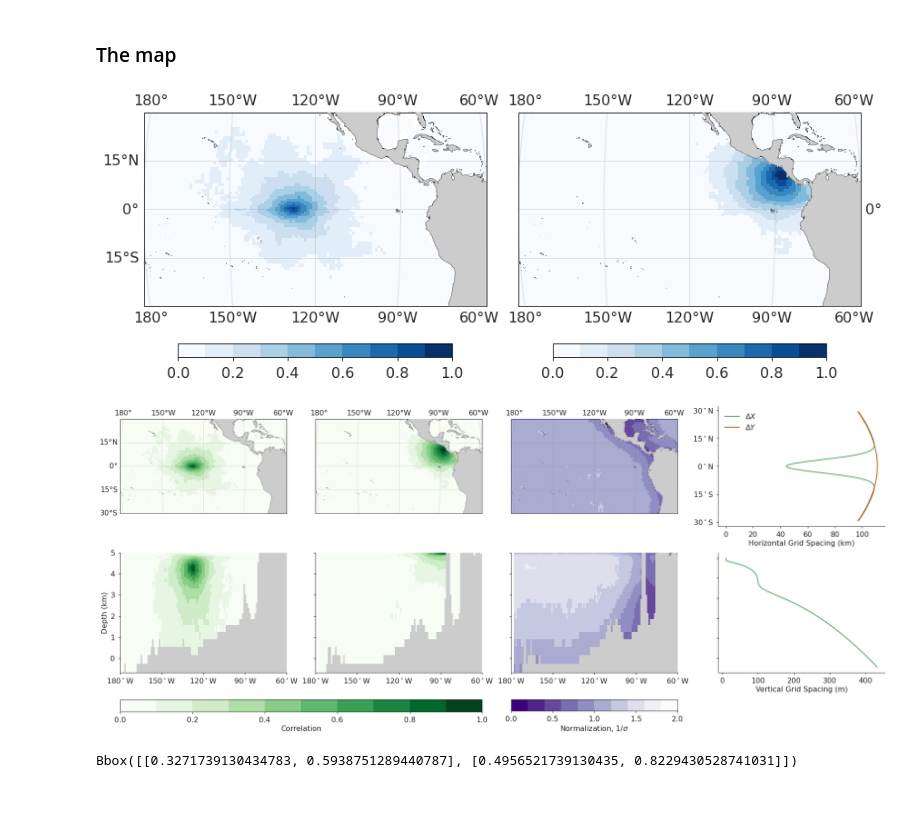
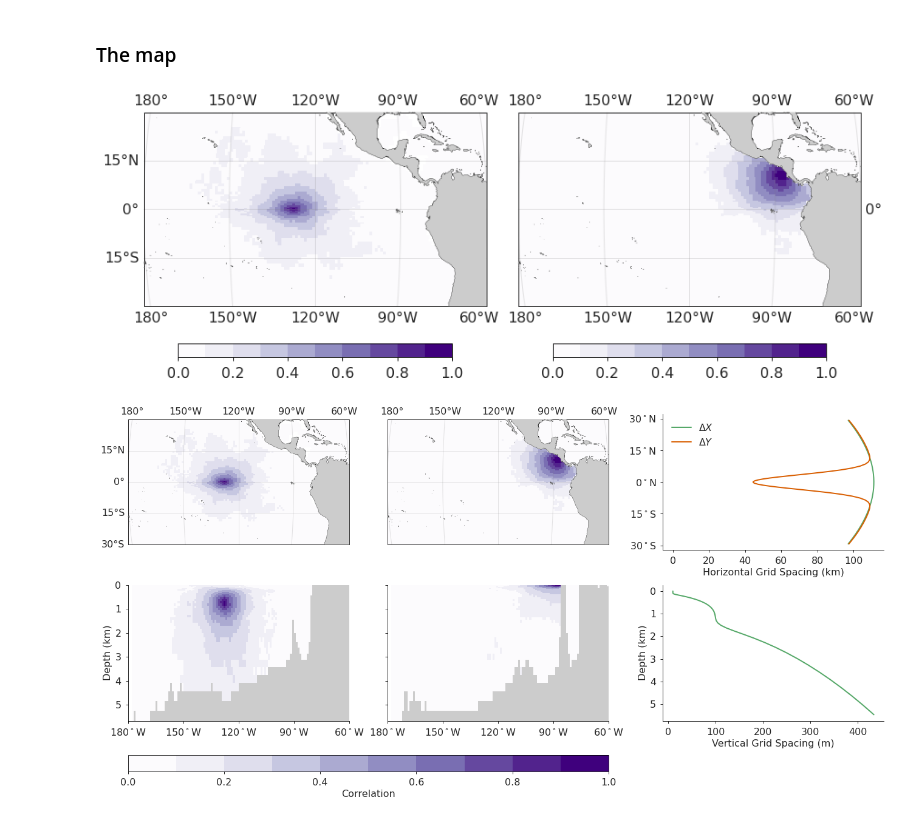
Before and after one commit to timothyas/generic-matern-covariance, a Jupyter notebook: src/plot_llc_matern_maps.ipynb, the cells around one changed output. Drawn from its saved outputs; the diff is of its cells as text; code cells hidden in the pictures.

Commit message:
removed normalization factor from big correlation plot

```diff
--- a/src/plot_llc_matern_maps.ipynb
+++ b/src/plot_llc_matern_maps.ipynb
@@ -25,10 +23,6 @@ ds2 = xr.open_zarr('/scratch2/tsmith/generic-matern-covariance/sampling/llc90/zs
 for key in ds2.data_vars:
     ds[key] = ds2[key]
 ds = ds.squeeze()
-# %%
-cc = CorrelationPacMap(log10tol=-15, n_range=20, persist=False, drop_coords=False)
-cds = cc.open_dataset()
-ds["normalization"] = cds["smooth3Dnorm001"].load()
 # %%
 ds.load();
 # %% [markdown]
@@ -36,12 +30,9 @@ ds.load();
 # %%
 mapper = PacificMap(ds)
 # %%
-cmap1 = plt.get_cmap("Greens", 10)
+cmap1 = plt.get_cmap("Purples", 10)
 cmap2 = cmap1.copy()
 cmap2.set_bad([.8]*3)
-cmap3 = plt.get_cmap("Purples_r", 10)
-cmap4 = cmap3.copy()
-cmap4.set_bad([.8]*3)
 # %%
 fig, axs = plt.subplots(1,2, figsize=(12, 6), constrained_layout=True,
                         subplot_kw={"projection":ccrs.Robinson(central_longitude=-120)})
@@ -52,11 +43,11 @@ for fld, k, ax in zip(["corr_equator", "corr_coast"],
     mapper(ds[fld].sel(k=k),
            vmin=0,
            vmax=1,
-           cmap=cmap,
+           cmap=cmap1,
            ax=ax)
     #ax.set_extent([-180, -60, -30, 30], ccrs.PlateCarree())
 # %% [output]
-[figure, old version]
+[figure, new version]
 # %%
 projection = ccrs.Robinson(central_longitude=-120)
 mkw = {'vmin':0, 'vmax':1, 'cmap':cmap1, 'show_cbar': False}
@@ -64,7 +54,7 @@ nkw = {'cmap':cmap3, 'show_cbar': False}
 pkw = {'vmin':0, 'vmax':1, 'cmap':cmap2}
 xrange = [-180, -60]
 # %%
-fig = plt.figure(figsize=(24, 10), constrained_layout=True)
+fig = plt.figure(figsize=(18, 9), constrained_layout=True)
 
 axstop = []
 axsbot = []
@@ -74,13 +64,14 @@ for i, (fld, k, iy) in enumerate(zip(["corr_equator", "corr_coast"],
                                      [165, 180])):
 
     # Lat / Lon
-    ax0 = fig.add_subplot(2, 4, i+1, projection=projection)
+    ax0 = fig.add_subplot(2, 3, i+1, projection=projection)
     mapper(ds[fld].sel(k=k), ax=ax0, **mkw)
-    mapheight = get_ax_height(ax0)
+    ax0.spines['bottom'].set_visible(False)
+    ax0.spines['right'].set_visible(False)
     axstop.append(ax0)
 
     # Z / Lon
-    ax1 = fig.add_subplot(2, 4, i+5)
+    ax1 = fig.add_subplot(2, 3, i+4)
 
     xds = ds.sel(ix=slice(40,None))
     pcorr = ax1.pcolormesh(xds.XC.sel(iy=iy), -xds.Z,
@@ -89,78 +80,47 @@ for i, (fld, k, iy) in enumerate(zip(["corr_equator", "corr_coast"],
     ax1.invert_yaxis()
     ifc = ax1.get_subplotspec().is_first_col()
     ylabel = 'Depth (km)' if ifc else ''
-    yticklabels = np.arange(5,-1, -1) if ifc else []
+    yticklabels = np.arange(6) if ifc else []
     xticklabels = [r"%d$^\circ$W" % lon for lon in np.arange(180, 50, -30)]
     ax1.set(xlim=xrange,
            xticks=np.arange(-180,-50, 30),
            xticklabels=xticklabels,
            ylabel=ylabel,
            yticklabels=yticklabels,
           )
     axsbot.append(ax1)
 
 
-# Normalization
-ax = fig.add_subplot(2, 4, 3, projection=projection)
-ax.sharey(ax0)
-mapper(ds['normalization'].sel(k=0), ax=ax, vmin=0, vmax=2,**nkw)
-axstop.append(ax)
-
 # Lat/Lon Grid
-ax = fig.add_subplot(2, 4, 4)
+ax = fig.add_subplot(2, 3, 3)
 yc = ds.YC.sel(ix=90)
 yc = yc.where((yc<=30) & (yc>=-30))
-ax.plot(yc.dxF / 1000, yc, label=r"$\Delta X$")
-ax.plot(yc.dyF / 1000, yc, label=r"$\Delta Y$")
+# Note that dx and dy are computed quantities,
+# and because of the rotated grid at these locations,
+# they are swapped in terms of lat/lon interpretation
+ax.plot(yc.dyF / 1000, yc, label=r"$\Delta X$")
+ax.plot(yc.dxF / 1000, yc, label=r"$\Delta Y$")
 ax.set(xlabel="Horizontal Grid Spacing (km)",
        yticks=np.arange(-30, 31, 15),
        yticklabels=[r"%d$^\circ$S" % y for y in [30, 15]]+\
                    [r"%d$^\circ$N" % y for y in [0, 15, 30]])
 ax.legend()
-#bb = ax.get_position()
-#bb0= ax0.get_position()
-#newbb = Bbox([[bb.xmin, bb0.ymin], [bb.xmax, bb0.ymax]])
-#ax.set_position(newbb)
 axg=ax
 
-# Normalization
-ax = fig.add_subplot(2,4,7)
-pnorm = ax.pcolormesh(xds.XC.sel(iy=iy), -xds.Z,
-                  xds['normalization'].where(xds.maskC).sel(iy=180),
-                  cmap=cmap4,
-                     vmin=0,
-                     vmax=2)
-ax.invert_yaxis()
-ax.set(xlim=xrange,
-       xticks=np.arange(-180,-50, 30),
-       xticklabels=xticklabels,
-       ylabel='',
-       yticklabels=[])
-axsbot.append(ax)
-
 # Z grid
-ax = fig.add_subplot(2,4,8)
+ax = fig.add_subplot(2,3,6)
 ax.plot(ds.drF, -ds.Z, label=r"$\Delta Z")
 ax.invert_yaxis()
 ax.set(xlabel="Vertical Grid Spacing (m)",
-       ylabel="",
-       yticklabels=[])
+       ylabel="Depth (km)",
+       yticks=np.arange(0,6000,1000),
+       yticklabels=np.arange(6))
 
 fig.colorbar(pcorr,
              ax=axsbot[:2],
              orientation='horizontal',
              aspect=30,
              label='Correlation')
-
-fig.colorbar(pnorm,
-             ax=axsbot[-1],
-             orientation='horizontal',
-             aspect=15,
-             label=r'Normalization, $1/\sigma$')
 fig.savefig(f"{fig_dir}/huge_correlation_map.jpg", dpi=300, bbox_inches='tight')
 # %% [output]
-[figure, old version]
+[figure, new version]
-# %%
-bb0
-# %% [output]
-Bbox([[0.3271739130434783, 0.5938751289440787], [0.4956521739130435, 0.8229430528741031]])
```
Also changed, not shown: parts of 14 cells of this notebook, 2 other files.
